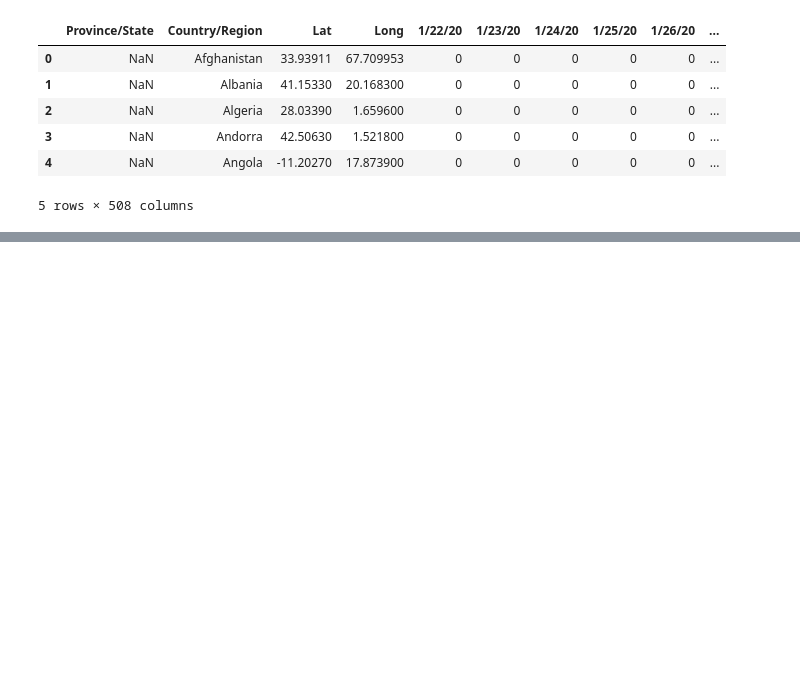
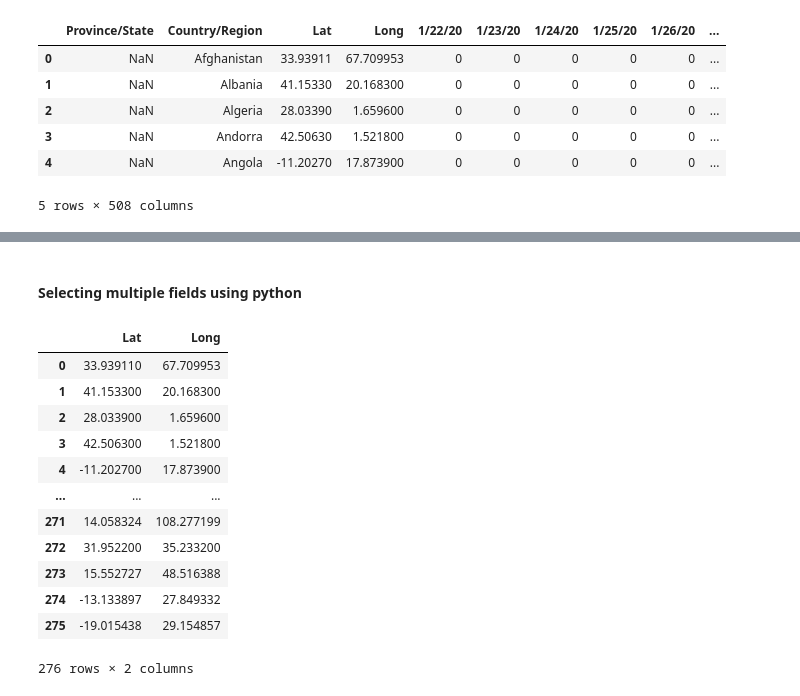
Before and after one commit to Binguni19Edirisuriya/Covid19_Data_Analysis_python, a Jupyter notebook: Covid19 Data Analysis.ipynb, the cells around one changed output, grey strips where cells are left out. Cells and saved outputs as stored; diff of their text form; code cells hidden in the pictures; blank space fills up the shorter version.

```diff
--- a/Covid19 Data Analysis.ipynb
+++ b/Covid19 Data Analysis.ipynb
@@ -26,0 +47,19 @@ covid.head()
+# %% [markdown]
+#### Selecting multiple fields using python
+# %%
+Covidlatlong = covid[['Lat','Long']]
+Covidlatlong
+# %% [output]
+|  | Lat | Long |
+| 0 | 33.939110 | 67.709953 |
+| 1 | 41.153300 | 20.168300 |
+| 2 | 28.033900 | 1.659600 |
+| 3 | 42.506300 | 1.521800 |
+| 4 | -11.202700 | 17.873900 |
+| ... | ... | ... |
+| 271 | 14.058324 | 108.277199 |
+| 272 | 31.952200 | 35.233200 |
+| 273 | 15.552727 | 48.516388 |
+| 274 | -13.133897 | 27.849332 |
+| 275 | -19.015438 | 29.154857 |
+276 rows × 2 columns
```
Also changed, not shown: parts of 11 cells of this notebook.
